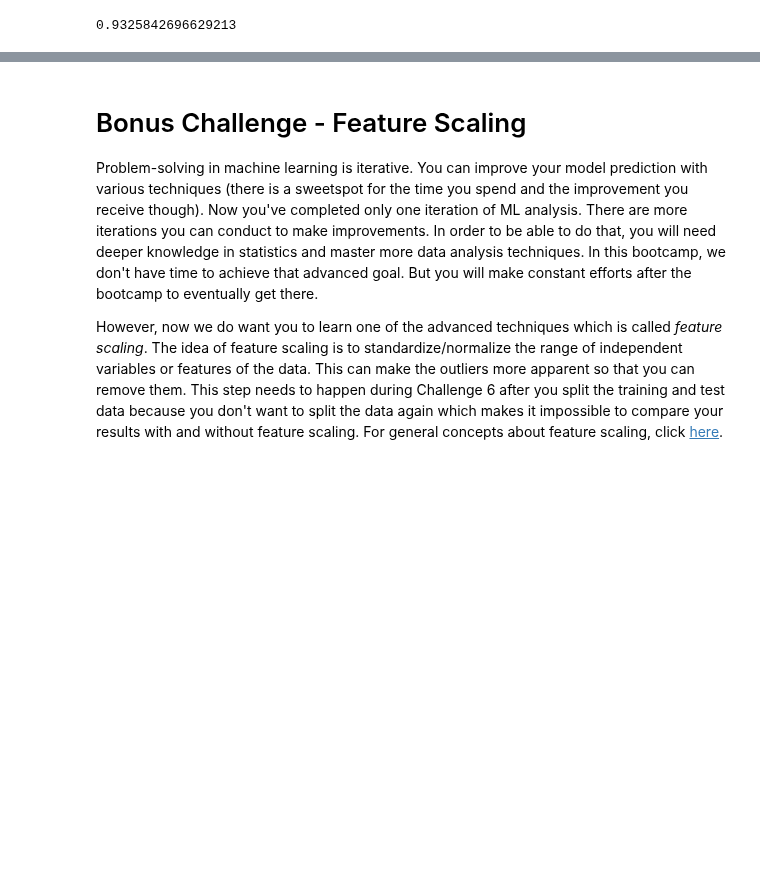
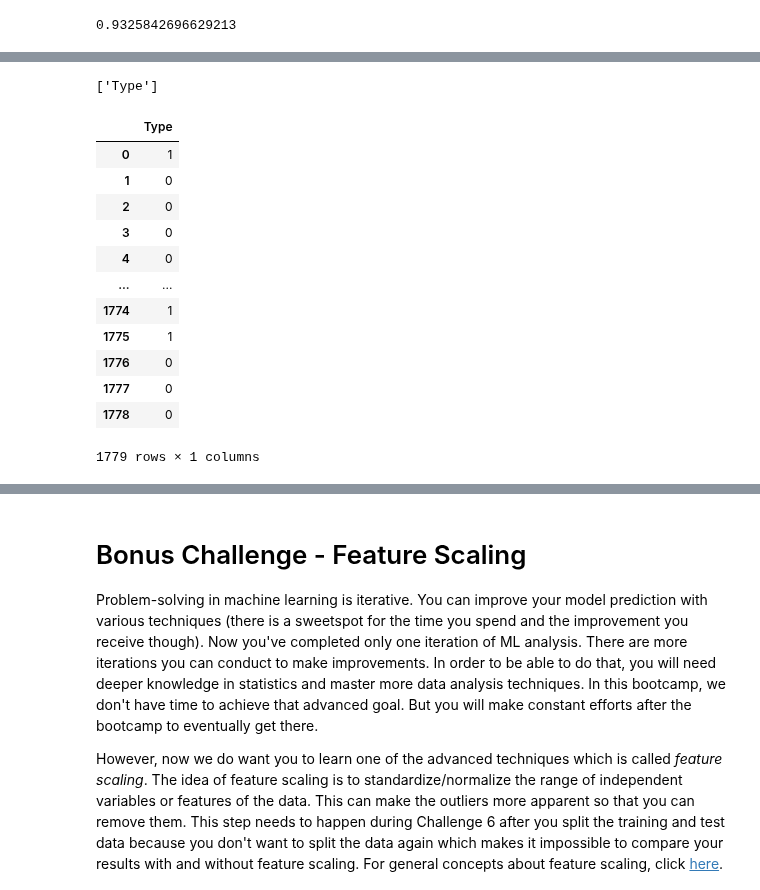
Before and after one commit to ta-data-remote/lab-supervised-learning, a Jupyter notebook: your-code/main.ipynb, the cells around one changed output, grey strips where cells are left out. Drawn from its saved outputs; the diff is of its cells as text; code cells hidden in the pictures; blank space fills up the shorter version.

```diff
--- a/your-code/main.ipynb
+++ b/your-code/main.ipynb
@@ -505,0 +569,23 @@ array([[307,   9],
+# %%
+c_last = corr['Type'].sort_values(ascending=False)
+c_thr = .7
+
+cols_to_keep = list(c_last[c_last > c_thr].index)[1:] + [list(c_last[c_last > c_thr].index)[0]]
+print(cols_to_keep)
+
+websites[cols_to_keep]
+# %% [output]
+['Type']
+|  | Type |
+| 0 | 1 |
+| 1 | 0 |
+| 2 | 0 |
+| 3 | 0 |
+| 4 | 0 |
+| ... | ... |
+| 1774 | 1 |
+| 1775 | 1 |
+| 1776 | 0 |
+| 1777 | 0 |
+| 1778 | 0 |
+1779 rows × 1 columns
```
Also changed, not shown: parts of 21 cells of this notebook.
